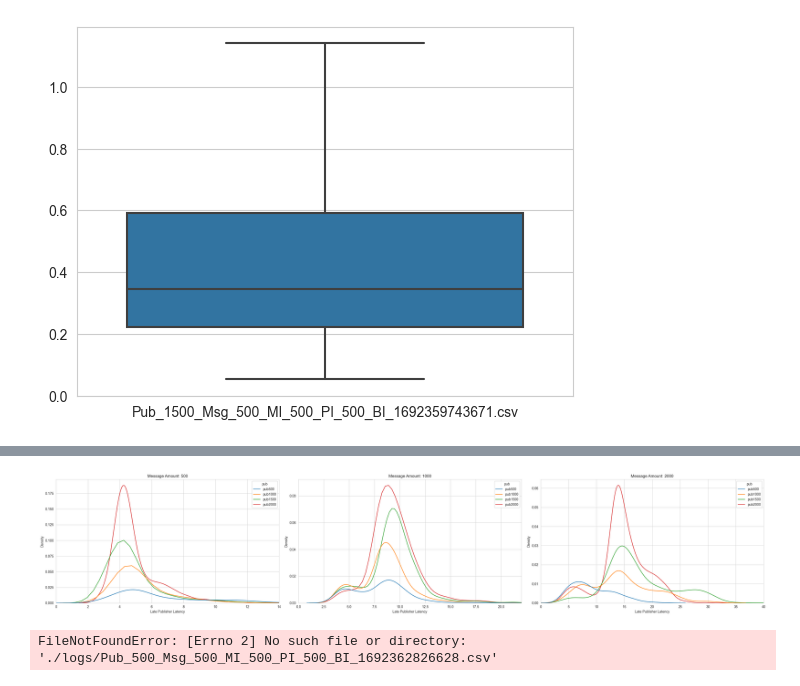
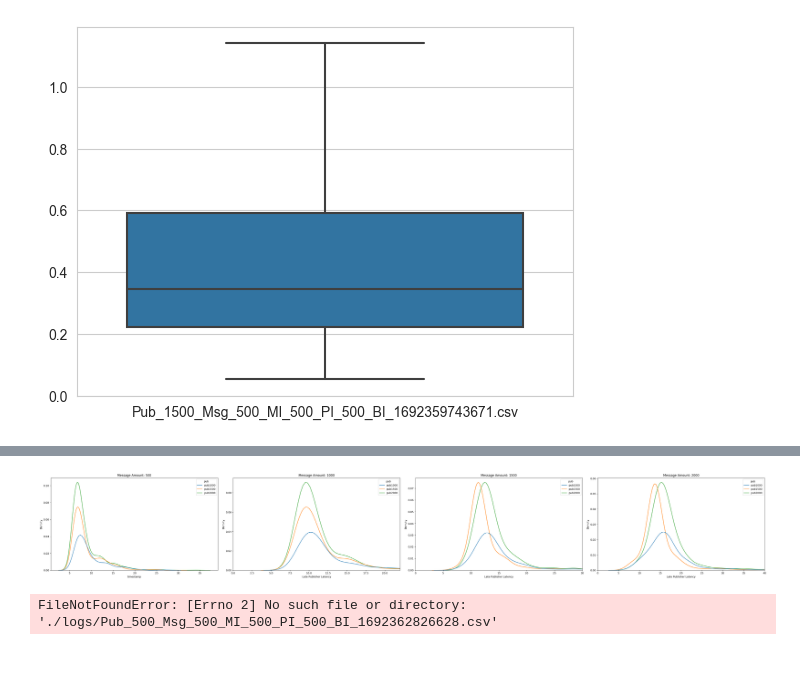
Before and after one commit to Mhwwww/ShutPub, a Jupyter notebook: src/main/java/org/example/eva/evaluation.ipynb, the cells around one changed output, grey strips where cells are left out. Drawn from its saved outputs; the diff is of its cells as text; code cells hidden in the pictures.

```diff
--- a/src/main/java/org/example/eva/evaluation.ipynb
+++ b/src/main/java/org/example/eva/evaluation.ipynb
@@ -410,16 +406,47 @@ from scipy.stats import mode
 #     "pub2000": ['/Users/minghe/Desktop/large scale/Pub_2000_Msg_250_1692288667280.csv', './logs/Pub_2000_Msg_500_MI_500_PI_500_BI_1692742676264.csv']
 # }
 
+# file_sets = {
+#     "pub500": ['./logs/Pub_500_Msg_125_MI_300_PI_500_BI_1692753845014.csv','/Users/minghe/Desktop/large scale/Pub_500_Msg_250_1692285123158.csv','./logs/Pub_500_Msg_500_MI_500_PI_500_BI_1692745220710.csv'],
+
+#     "pub1000": ['./logs/Pub_1000_Msg_125_MI_300_PI_500_BI_1692752457794.csv','/Users/minghe/Desktop/large scale/Pub_1000_Msg_250_1692285800784.csv','./logs/Pub_1000_Msg_500_MI_500_PI_500_BI_1692745756165.csv'],
+
+#     "pub1500": ['./logs/Pub_1500_Msg_125_MI_300_PI_500_BI_1692751300097.csv',
+#                 '/Users/minghe/Desktop/large scale/Pub_1500_Msg_250_1692286826046.csv',
+#                 '/Users/minghe/Desktop/terraform logs_1/Producer_1500_Msg_375/Msg_int_300_Pub_int_500/latePub_1500_Msg_375.csv',
+#                 '/Users/minghe/Desktop/terraform logs_1/Producer_1500_Msg_500/Msg_int_300_Pub_int_500/latePub_1500_Msg_500.csv'],
+#                 # './logs/Pub_1500_Msg_500_MI_500_PI_500_BI_1692747532612.csv',
+#                 # '/Users/minghe/Desktop/terraform logs_1/Producer_1500_Msg_375/Msg_int_300_Pub_int_500/latePub_1500_Msg_375.csv','/Users/minghe/Desktop/terraform logs_1/Producer_1500_Msg_500/Msg_int_300_Pub_int_500/metrics-1693303882260.csv'
+
+#     "pub2000": ['logs/Pub_2000_Msg_125_MI_300_PI_500_BI_1692749251151.csv','/Users/minghe/Desktop/large scale/Pub_2000_Msg_250_1692288667280.csv', './logs/Pub_2000_Msg_500_MI_500_PI_500_BI_1692742676264.csv']
+# }
 file_sets = {
-    "pub500": ['./logs/Pub_500_Msg_125_MI_300_PI_500_BI_1692753845014.csv','/Users/minghe/Desktop/large scale/Pub_500_Msg_250_1692285123158.csv','./logs/Pub_500_Msg_500_MI_500_PI_500_BI_1692745220710.csv'],
+    # "pub500": [
+    #     '/Users/minghe/Desktop/terraform logs_1/Producer_500/Msg_125/latePub_500_Msg_125.csv',
+    #     ],
 
-    "pub1000": ['./logs/Pub_1000_Msg_125_MI_300_PI_500_BI_1692752457794.csv','/Users/minghe/Desktop/large scale/Pub_1000_Msg_250_1692285800784.csv','./logs/Pub_1000_Msg_500_MI_500_PI_500_BI_1692745756165.csv'],
+    "pub1000": [
+        '/Users/minghe/Desktop/terraform logs_1/Producer_1000/Msg_125/latePub_1000_Msg_125.csv',
+        '/Users/minghe/Desktop/terraform logs_1/Producer_1000/Msg_250/latePub_1000_Msg_250.csv',
+        '/Users/minghe/Desktop/terraform logs_1/Producer_1000/Msg_375/latePub_1000_Msg_375.csv',
+        '/Users/minghe/Desktop/terraform logs_1/Producer_1000/Msg_500/latePub_1000_Msg_500.csv'
+    ],
 
-    "pub1500": ['./logs/Pub_1500_Msg_125_MI_300_PI_500_BI_1692751300097.csv','/Users/minghe/Desktop/large scale/Pub_1500_Msg_250_1692286826046.csv', './logs/Pub_1500_Msg_500_MI_500_PI_500_BI_1692747532612.csv'],
+    "pub1500": [
+        '/Users/minghe/Desktop/terraform logs_1/Producer_1500/Producer_1500_Msg_125&250/latePub_1500_Msg_125.csv',
+        '/Users/minghe/Desktop/terraform logs_1/Producer_1500/Producer_1500_Msg_125&250/latePub_1500_Msg_250.csv',
+        '/Users/minghe/Desktop/terraform logs_1/Producer_1500/Producer_1500_Msg_375/Msg_int_300_Pub_int_500/latePub_1500_Msg_375.csv',
+        '/Users/minghe/Desktop/terraform logs_1/Producer_1500/Producer_1500_Msg_500/Msg_int_300_Pub_int_500/latePub_1500_Msg_500.csv'
 
-    "pub2000": ['logs/Pub_2000_Msg_125_MI_300_PI_500_BI_1692749251151.csv','/Users/minghe/Desktop/large scale/Pub_2000_Msg_250_1692288667280.csv', './logs/Pub_2000_Msg_500_MI_500_PI_500_BI_1692742676264.csv']
+    ],
+
+    "pub2000": [
+        '/Users/minghe/Desktop/terraform logs_1/Producer_2000/Msg_125/latePub_2000_Msg_125.csv',
+        '/Users/minghe/Desktop/terraform logs_1/Producer_2000/Msg_250/latePub_2000_Msg_250.csv',
+        '/Users/minghe/Desktop/terraform logs_1/Producer_2000/Msg_375/latePub_2000_Msg_375.csv',
+        '/Users/minghe/Desktop/terraform logs_1/Producer_2000/Msg_500/latePub_2000_Msg_500.csv'
+    ]
 }
-
 
 dfs = []
 
@@ -437,8 +464,8 @@ for pub_name, file_paths in file_sets.items():
             latency_df['msg_amount'] = 2000
         elif "Msg_125" in file_path:
             latency_df['msg_amount'] = 500
-        elif "Msg_800" in file_path:
-            latency_df['msg_amount'] = 3200
+        elif "Msg_375" in file_path:
+            latency_df['msg_amount'] = 1500
 
         else:
              latency_df['msg_amount'] = 0
@@ -447,47 +474,47 @@ for pub_name, file_paths in file_sets.items():
 
 merged_df = pd.concat(dfs)
 
-fig, axes = plt.subplots(nrows=1, ncols=3, figsize=(30, 6))
+fig, axes = plt.subplots(nrows=1, ncols=4, figsize=(40, 6))
 xlims = {
-    500: (0, 14),
+    # 500: (0, 14),
     1000: (0, 22),
     1500: (0, 30),
     2000: (0, 40)
 }
 for i, (msg_amount, subset_data) in enumerate(merged_df.groupby('msg_amount')):
     sns.kdeplot(data=subset_data, x="timestamp", hue="pub", ax=axes[i])
     axes[i].set_title(f"Message Amount: {msg_amount}")
     if msg_amount in xlims:
         axes[i].set_xlim(xlims[msg_amount])
         axes[i].set_xlabel("Late Publisher Latency")
-
-
-
 
 # fig, axes = plt.subplots(nrows=2, ncols=2, figsize=(30, 12))  # 2 rows, 2 columns
 #
 # for i, (msg_amount, subset_data) in enumerate(merged_df.groupby('msg_amount')):
 #     row = i // 2
 #     col = i % 2
 #     ax = axes[row, col]  # Access the correct subplot axis
 #
 #     sns.kdeplot(data=subset_data, x="timestamp", hue="pub", ax=ax)
 #     ax.set_title(f"Message Amount: {msg_amount}")
 #     # ax.set_xlim(0, 30)
 #     # ax.set_xlabel("Late Publisher Latency")
 #
 #     if msg_amount in xlims:
 #         ax.set_xlim(xlims[msg_amount])  # Set custom x-axis limits
 #
 #     ax.set_xlabel("Late Publisher Latency")
 
 #
 
 plt.tight_layout()
-plt.savefig("latePub_compare_figure_2.pdf")
+# plt.savefig("latePub_compare_figure_3.pdf")
+
+plt.savefig("latePub_compare_figure_terraform1.pdf")
+
 plt.show()
 # %% [output]
-[figure, old version]
+[figure, new version]
 # %%
 ### Msg Latency
 
```
Also changed, not shown: parts of 4 cells of this notebook, 28 other files.
